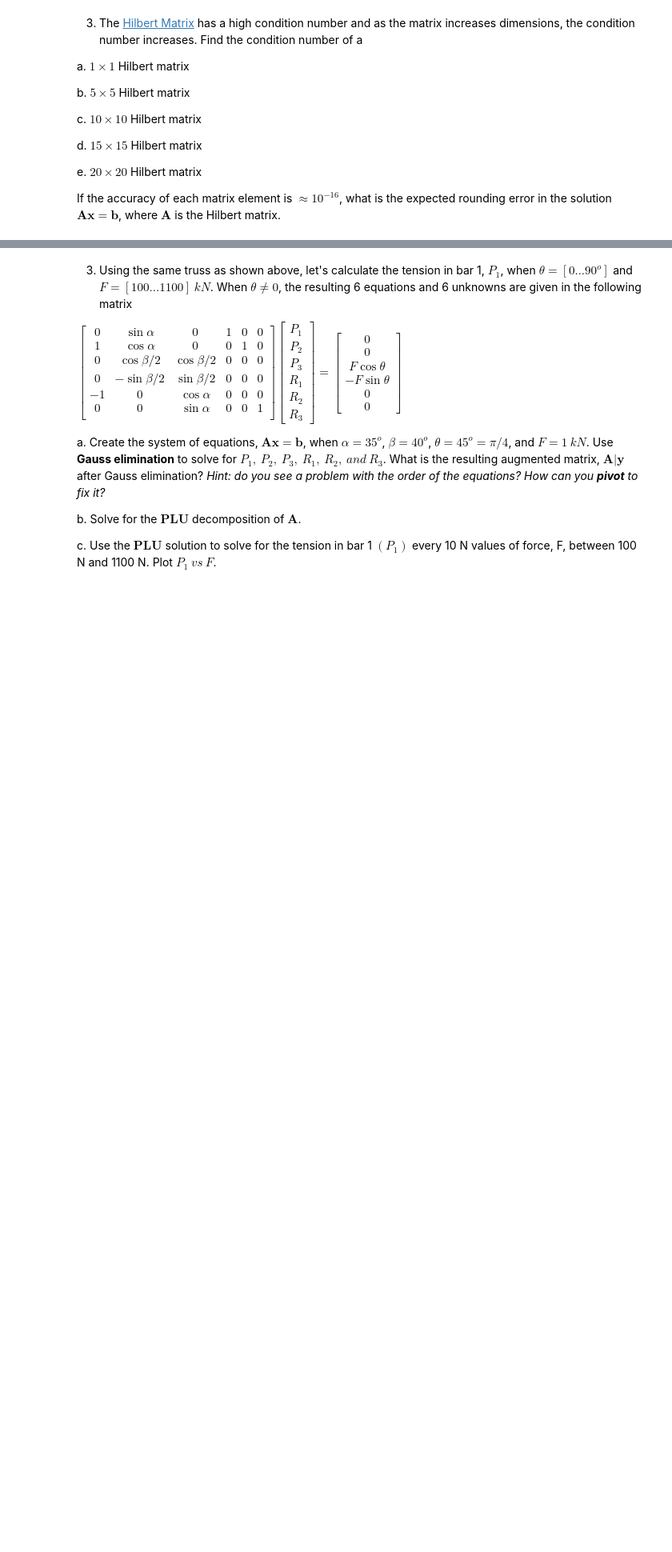
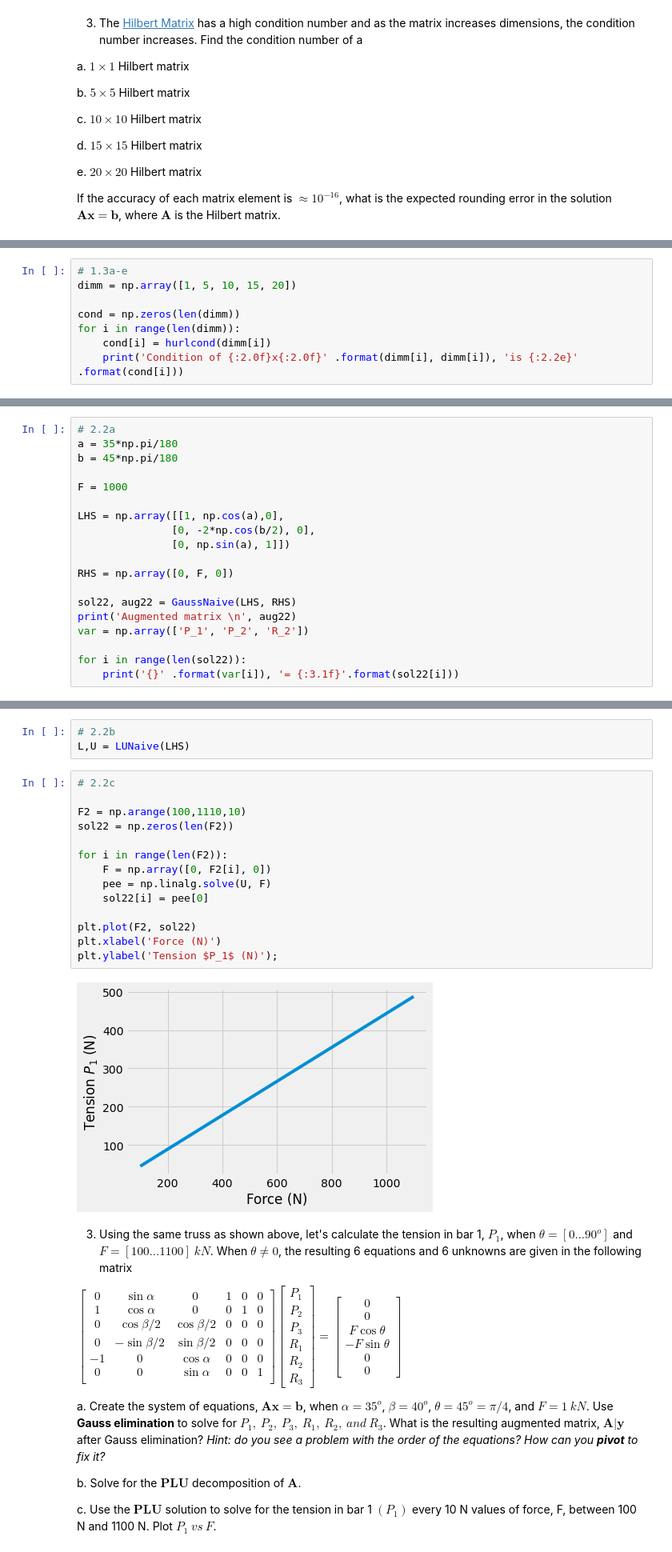
Before and after one commit to hamwalker/computational-mechanics, a Jupyter notebook: module_04/notebooks/HW_04.ipynb, the cells around one changed output, grey strips where cells are left out. Shown at 80% size. Saved outputs shown, nothing was run; the diff lists cells and outputs as text; blank space fills up the shorter version.

```diff
--- a/module_04/notebooks/HW_04.ipynb
+++ b/module_04/notebooks/HW_04.ipynb
@@ -106,0 +189,8 @@ If the accuracy of each matrix element is $\approx 10^{-16}$, what is the expect
+# %%
+# 1.3a-e
+dimm = np.array([1, 5, 10, 15, 20])
+
+cond = np.zeros(len(dimm))
+for i in range(len(dimm)):
+    cond[i] = hurlcond(dimm[i])
+    print('Condition of {:2.0f}x{:2.0f}' .format(dimm[i], dimm[i]), 'is {:2.2e}' .format(cond[i]))
@@ -164,3 +418,22 @@ a. Create the system of equations, $\mathbf{Ax}=\mathbf{b}$, when $\alpha=35^o$,
 b. Solve for the $\mathbf{LU}$ decomposition of $\mathbf{A}$.
 
 c. Use the $\mathbf{LU}$ solution to solve for the tension in bar 1 $(P_1)$ every 10 N values of force, F, between 100 N and 1100 N. Plot $P_1~vs~F$.
+# %%
+# 2.2a
+a = 35*np.pi/180
+b = 45*np.pi/180
+
+F = 1000
+
+LHS = np.array([[1, np.cos(a),0],
+               [0, -2*np.cos(b/2), 0],
+               [0, np.sin(a), 1]])
+
+RHS = np.array([0, F, 0])
+
+sol22, aug22 = GaussNaive(LHS, RHS)
+print('Augmented matrix \n', aug22)
+var = np.array(['P_1', 'P_2', 'R_2'])
+
+for i in range(len(sol22)):
+    print('{}' .format(var[i]), '= {:3.1f}'.format(sol22[i]))
@@ -167,3 +448,22 @@ c. Use the $\mathbf{LU}$ solution to solve for the tension in bar 1 $(P_1)$ ever
+# %%
+# 2.2b
+L,U = LUNaive(LHS)
+# %%
+# 2.2c
+
+F2 = np.arange(100,1110,10)
+sol22 = np.zeros(len(F2))
+
+for i in range(len(F2)):
+    F = np.array([0, F2[i], 0])
+    pee = np.linalg.solve(U, F)
+    sol22[i] = pee[0]
+
+plt.plot(F2, sol22)
+plt.xlabel('Force (N)')
+plt.ylabel('Tension $P_1$ (N)');
+# %% [output]
+[figure, added]
 # %% [markdown]
 3. Using the same truss as shown above, let's calculate the tension in bar 1, $P_1$, when $\theta=[0...90^o]$ and $F=[100...1100]~kN$. When $\theta\neq 0$, the resulting 6 equations and 6 unknowns are given in the following matrix
 
```
Also changed, not shown: parts of 27 cells of this notebook, 7 other files.
